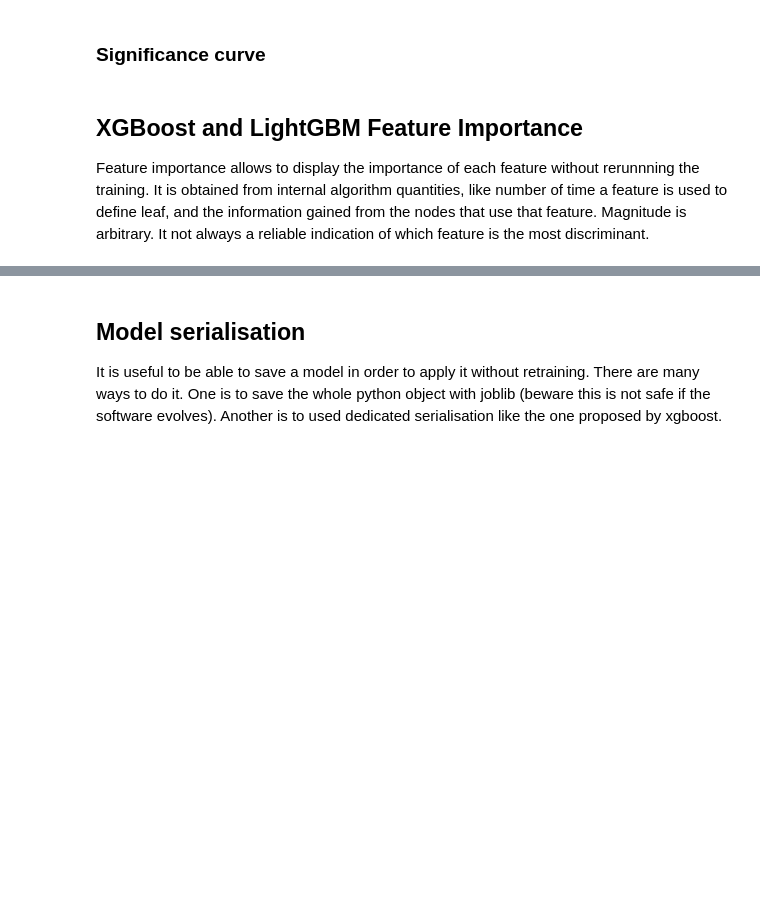
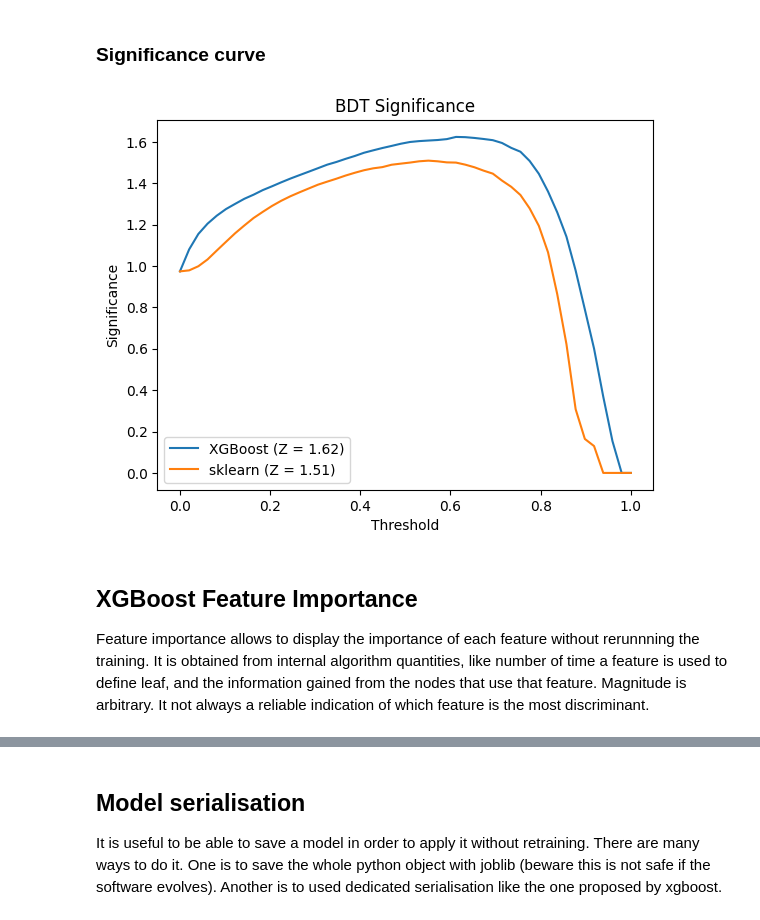
Before and after one commit to hsf-india-may2023/ml_introduction, a Jupyter notebook: ML_Tutorial_exercise1.ipynb, the cells around one changed output, grey strips where cells are left out. Cells and saved outputs as stored; diff of their text form; code cells hidden in the pictures; blank space fills up the shorter version.

```diff
--- a/ML_Tutorial_exercise1.ipynb
+++ b/ML_Tutorial_exercise1.ipynb
@@ -721,18 +829,17 @@ plt.show() # blue line = random classification -> maximize true positive rate wh
 # %%
 plt.plot(np.linspace(0,1,num=50),vamsasimov_xgb, label='XGBoost (Z = {})'.format(np.round(significance_xgb,decimals=2)))
 plt.plot(np.linspace(0,1,num=50),vamsasimov_skgb, label='sklearn (Z = {})'.format(np.round(significance_skgb,decimals=2)))
-plt.plot(np.linspace(0,1,num=50),vamsasimov_gbm, label='LightGBM (Z = {})'.format(np.round(significance_gbm,decimals=2)))
-
-
 
 plt.title("BDT Significance")
 plt.xlabel("Threshold")
 plt.ylabel("Significance")
 plt.legend()
 plt.savefig("Significance_comparing.pdf")
 plt.show()
+# %% [output]
+[figure, added]
 # %% [markdown]
-## XGBoost and LightGBM Feature Importance
+## XGBoost Feature Importance
 Feature importance allows to display the importance of each feature without rerunnning the training. It is obtained from internal algorithm quantities, like number of time a feature is used to define leaf, and the information gained from the nodes that use that feature. Magnitude is arbitrary. It not always a reliable indication of which feature is the most discriminant.
 # %%
 plt.bar(data.columns.values, xgb.feature_importances_)
```
Also changed, not shown: parts of 35 cells of this notebook.
